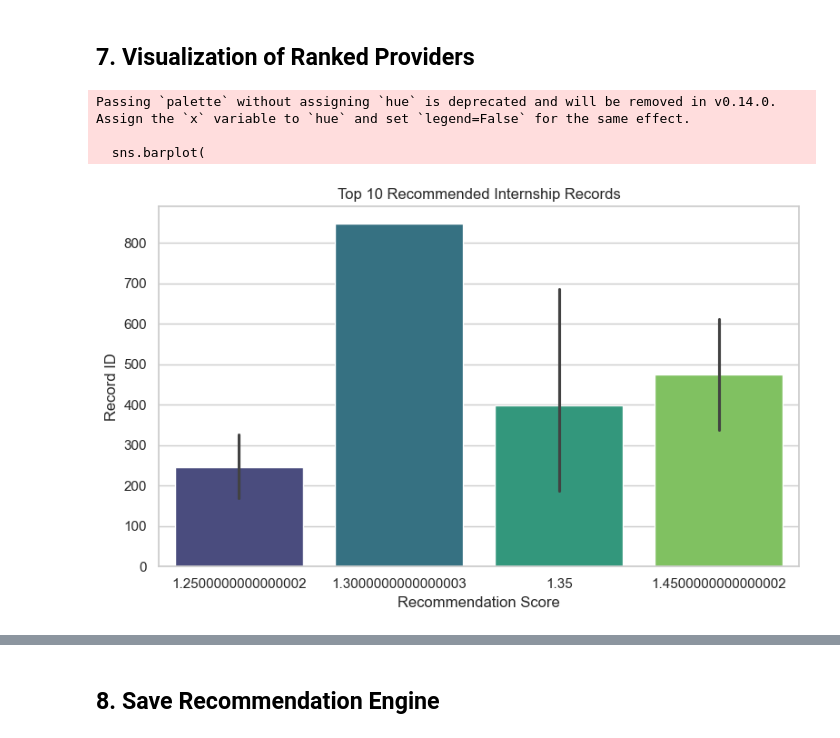
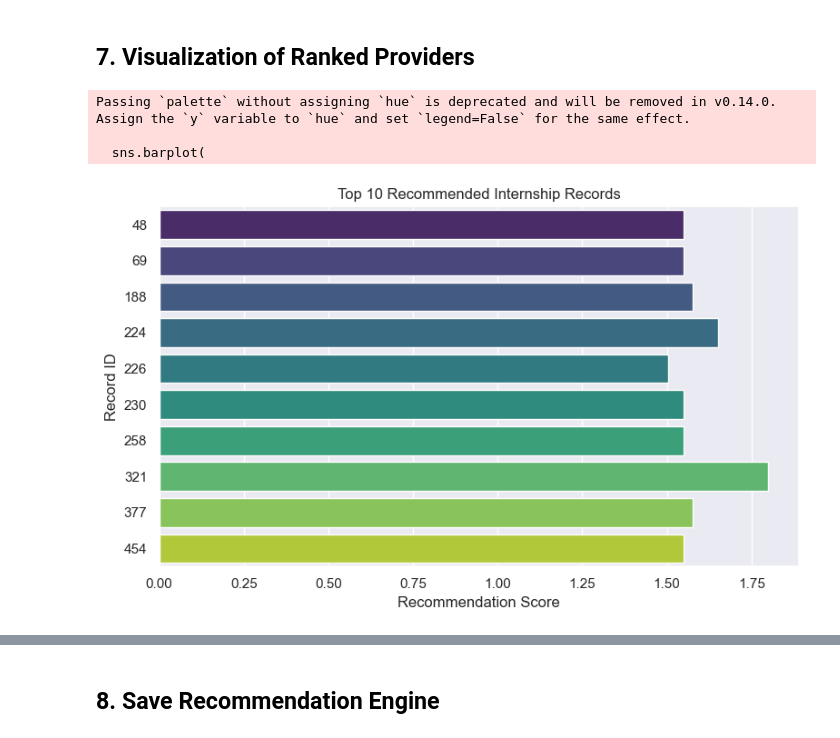
Before and after one commit to nimalanjanapiyumal/ML_TEXT_PROJECT, a Jupyter notebook: component3.ipynb, the cells around one changed output, grey strips where cells are left out. Cells and saved outputs as stored; diff of their text form; code cells hidden in the pictures.

```diff
--- a/component3.ipynb
+++ b/component3.ipynb
@@ -216,27 +216,31 @@ learning_opportunities: weight=0.25, sentiment=0.00, gap=1.00, contrib=0.25
 # %% [markdown]
 ## 7. Visualization of Ranked Providers
 # %%
-# Visualize Top 10 Recommendations
+import matplotlib.pyplot as plt
+import seaborn as sns
 
+# 1. Ensure we have an explicit 'record_id' column
+feat_plot = feat.reset_index().rename(columns={'index': 'record_id'})
+
+# 2. Grab the top 10 by recommendation_score
+top10 = feat_plot.nlargest(10, 'recommendation_score')[['record_id', 'recommendation_score']]
+
+# 3. Plot horizontal bar chart
 plt.figure(figsize=(8, 5))
-# Prepare top 10 records
-top10 = feat['recommendation_score'].nlargest(10).reset_index()
-top10.columns = ['record_id', 'recommendation_score']
-
-# Bar plot
 sns.barplot(
     data=top10,
     x='recommendation_score',
     y='record_id',
-    palette='viridis'
+    palette='viridis',
+    orient='h'
 )
 plt.title("Top 10 Recommended Internship Records")
 plt.xlabel("Recommendation Score")
 plt.ylabel("Record ID")
 plt.tight_layout()
 plt.show()
 # %% [output]
-Passing `palette` without assigning `hue` is deprecated and will be removed in v0.14.0. Assign the `x` variable to `hue` and set `legend=False` for the same effect.
+Passing `palette` without assigning `hue` is deprecated and will be removed in v0.14.0. Assign the `y` variable to `hue` and set `legend=False` for the same effect.
 
   sns.barplot(
-[figure, old version]
+[figure, new version]
```
Also changed, not shown: parts of 5 cells of this notebook, 14 other files.
